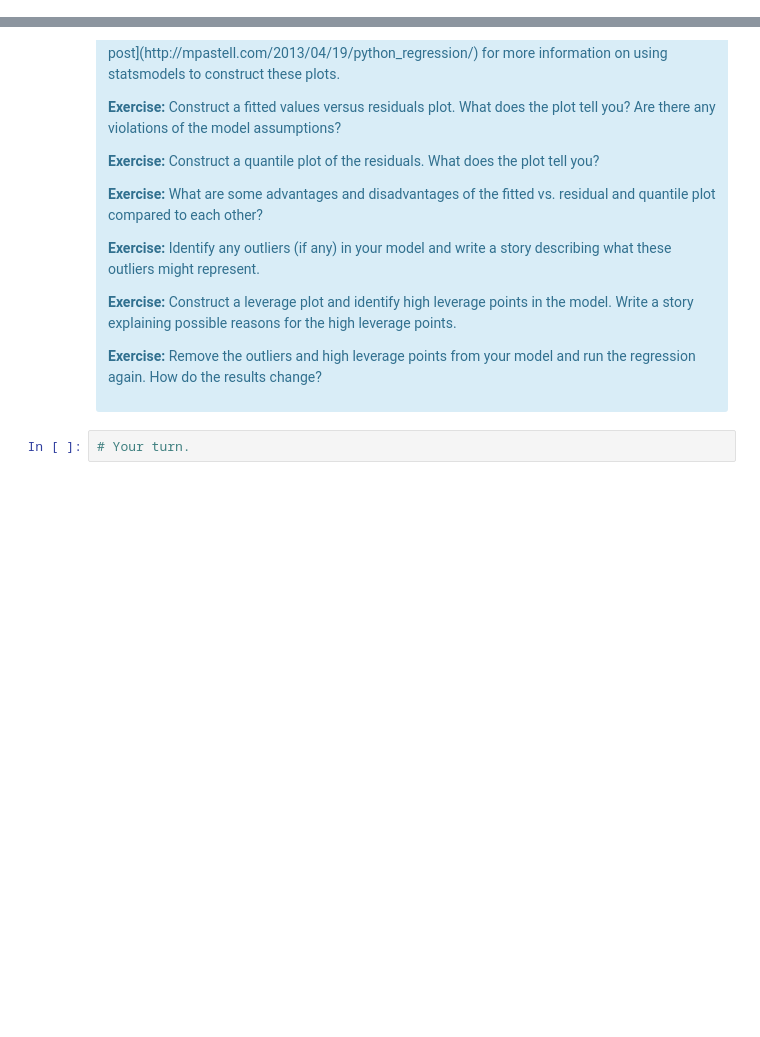
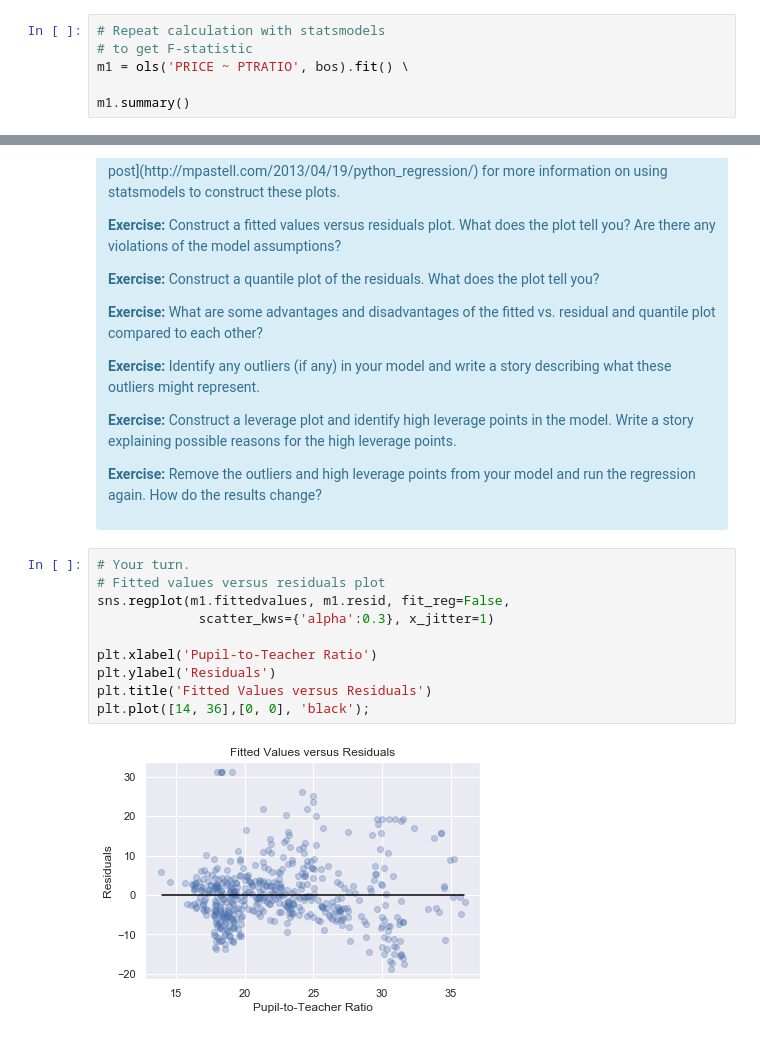
Before and after one commit to tloeber/Springboard, a Jupyter notebook: mini-project_regression/Mini_Project_Linear_Regression.ipynb, the cells around one changed output, grey strips where cells are left out. Drawn from its saved outputs; the diff is of its cells as text; blank space fills up the shorter version.

```diff
--- a/mini-project_regression/Mini_Project_Linear_Regression.ipynb
+++ b/mini-project_regression/Mini_Project_Linear_Regression.ipynb
@@ -649,0 +617,6 @@ lm_2.score(X=bos.PTRATIO[:, np.newaxis], y=bos.PRICE)
+# %%
+# Repeat calculation with statsmodels
+# to get F-statistic
+m1 = ols('PRICE ~ PTRATIO', bos).fit() \
+
+m1.summary()
@@ -764,5 +863,15 @@ There are some other issues that are important investigate with linear regressio
 
 <p><b>Exercise:</b> Remove the outliers and high leverage points from your model and run the regression again. How do the results change?</p>
 </div>
-# %%
-# Your turn.
+# %%
+# Your turn.
+# Fitted values versus residuals plot
+sns.regplot(m1.fittedvalues, m1.resid, fit_reg=False,
+             scatter_kws={'alpha':0.3}, x_jitter=1)
+
+plt.xlabel('Pupil-to-Teacher Ratio')
+plt.ylabel('Residuals')
+plt.title('Fitted Values versus Residuals')
+plt.plot([14, 36],[0, 0], 'black');
+# %% [output]
+[figure, added]
```
Also changed, not shown: parts of 60 cells of this notebook.
